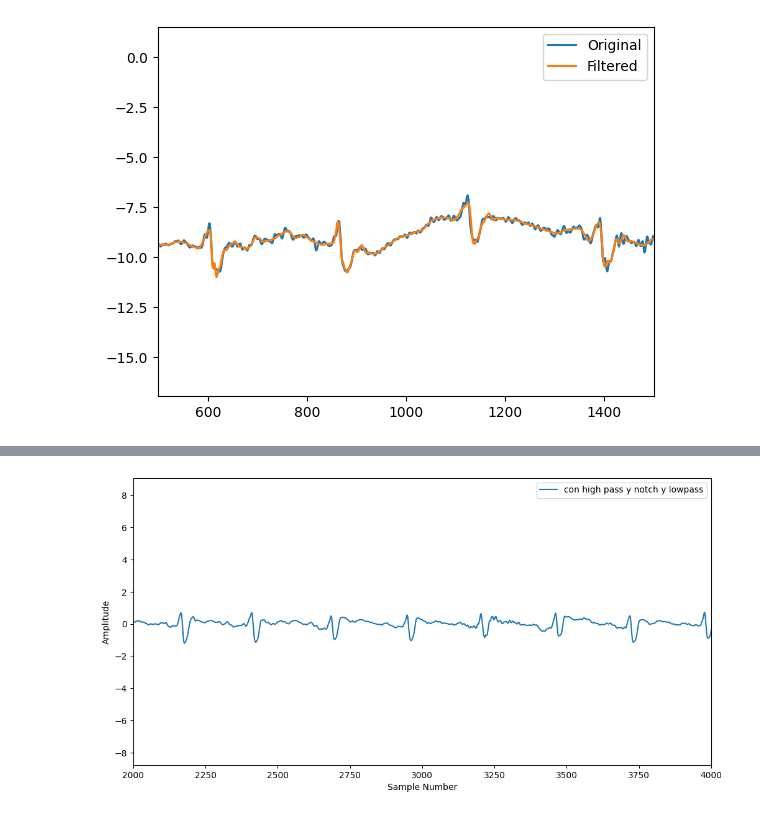
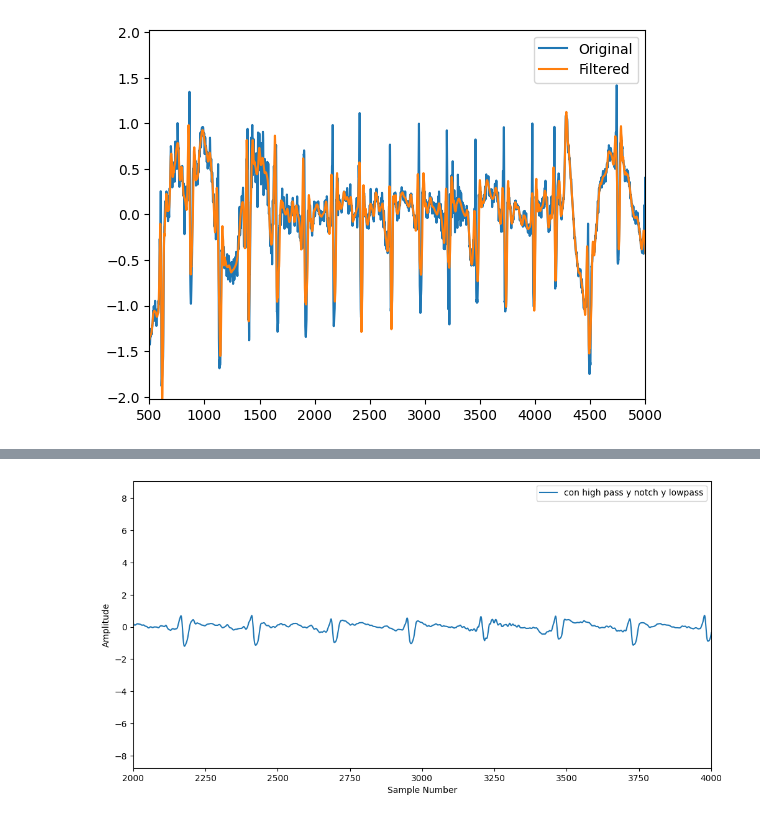
Before and after one commit to JBatRey/tp4assd, a Jupyter notebook: denoise.ipynb, the cells around one changed output, grey strips where cells are left out. Cells and saved outputs as stored; diff of their text form; code cells hidden in the pictures.

```diff
--- a/denoise.ipynb
+++ b/denoise.ipynb
@@ -3,52 +3,78 @@ import numpy as np
 import pywt
 import matplotlib.pyplot as plt
 from scipy import signal
-from scipy.signal import filtfilt, butter, iirnotch, lfilter
+from scipy.signal import filtfilt, butter, iirnotch, lfilter, medfilt
 from statistics import median
 
 # Load ECG signal
 ecg_signal_list = np.loadtxt('118e00.csv')
-#ecg_signal_list = apply_high_pass_filter(ecg_signal_list, 0.7, 360)[2000:6000]
+
 window_size = 101
-w = signal.medfilt(ecg_signal_list, kernel_size=window_size)
+
 
 #ecg_signal_list = ecg_signal_list[20000:25000]
 ecg_signal = np.array(ecg_signal_list)
+ecg_signal = apply_high_pass_filter(ecg_signal, 0.5, 360)
+#ecg_signal = ecg_signal - medfilt(ecg_signal_list, 361)
 # Define wavelet and level of decomposition
 wavelet = 'db4'
 level = 4
 
 # Perform wavelet decomposition
 coeffs = pywt.wavedec(ecg_signal, wavelet, level=level)
 # Define threshold for filtering
 '''
 coeffs_filtered = []
 for i, coeff_level in enumerate(coeffs):
     if i>1:
         coeffs_filtered.append(np.zeros(len(coeff_level)))
     else:
         sigma = median(coeff_level)/0.6745
         threshhold = sigma*np.sqrt(2*np.log(len(coeff_level)))
         new_coeff = pywt.threshold(coeff_level, threshhold, mode='soft')
         coeffs_filtered.append(new_coeff)'''
 
 # Define threshold for filtering
-threshold = 0.1 * np.max(abs(coeffs[1]))
-coeffs_filtered = [pywt.threshold(c, threshold, mode='hard') for c in coeffs]
 
+coeffs_filtered = []
+for id, c in enumerate(coeffs):
+    if id<1:
+        coeffs_filtered.append(np.array(c))
+    else:
+        coeffs_filtered.append(np.zeros(len(c)))
 
-
-# Perform wavelet thresholding
+#threshold = 0.1 * np.max(abs(coeffs[1]))
+#pywt.threshold(c, threshold, mode='hard')
 
 # Reconstruct filtered signal
 ecg_filtered = pywt.waverec(coeffs_filtered, wavelet)
 # Plot original and filtered signals
 
+coeffs_filtered2 = []
+for id, c in enumerate(coeffs):
+    if id<2:
+        coeffs_filtered2.append(np.array(c))
+    else:
+        coeffs_filtered2.append(np.zeros(len(c)))
+
+#threshold = 0.1 * np.max(abs(coeffs[1]))
+#pywt.threshold(c, threshold, mode='hard')
+
+# Reconstruct filtered signal
+ecg_filtered2 = pywt.waverec(coeffs_filtered2, wavelet)
+# Plot original and filtered signals
+
+
 import matplotlib.pyplot as plt
 plt.plot(ecg_signal, label='Original')
 plt.plot(ecg_filtered, label='Filtered')
-plt.xlim(500,1500)
+#plt.plot(ecg_filtered2, label='Filtered2')
+xlim1 = 500
+xlim2 = 5000
+plt.xlim(xlim1,xlim2)
+ylim = np.max(abs(ecg_filtered[xlim1:xlim2]))
+plt.ylim(-ylim, ylim)
 plt.legend()
 plt.show()
 # %% [output]
-[figure, old version]
+[figure, new version]
```
Also changed, not shown: parts of 1 cell of this notebook.
